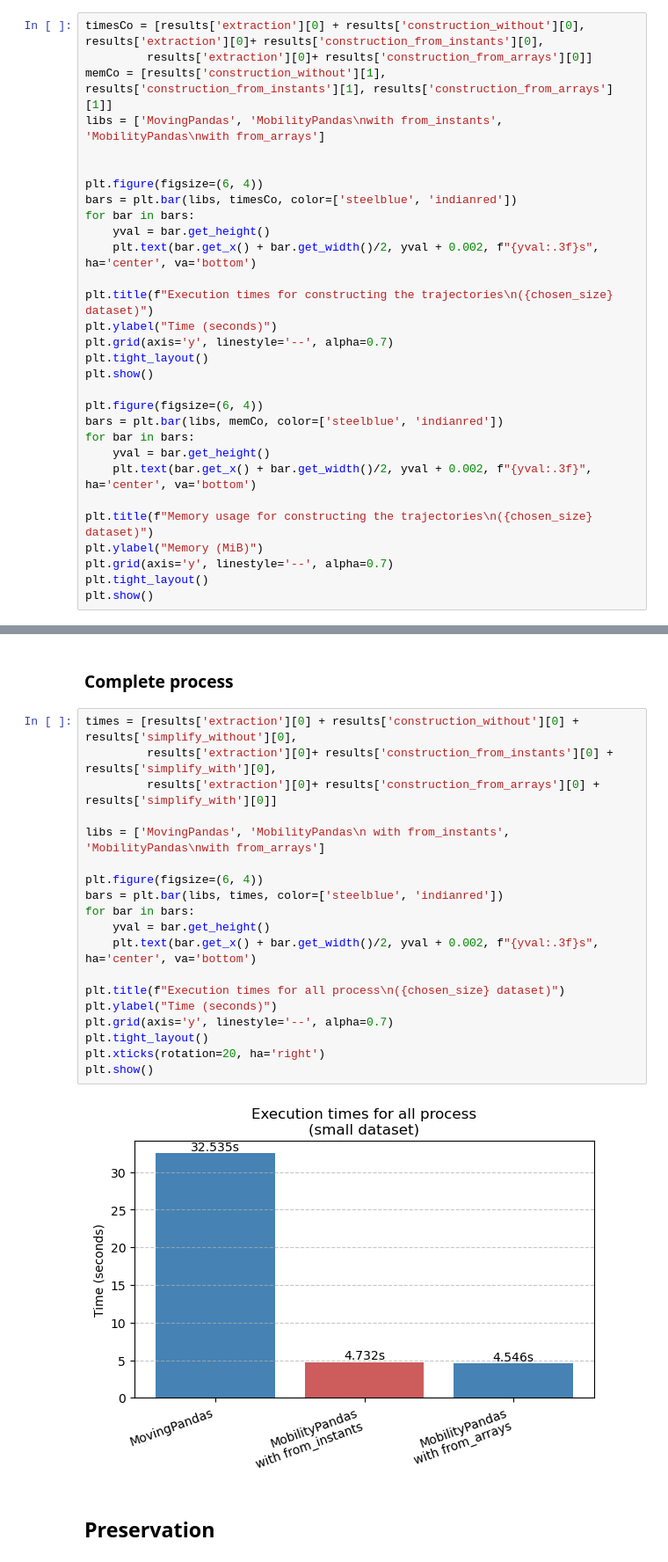
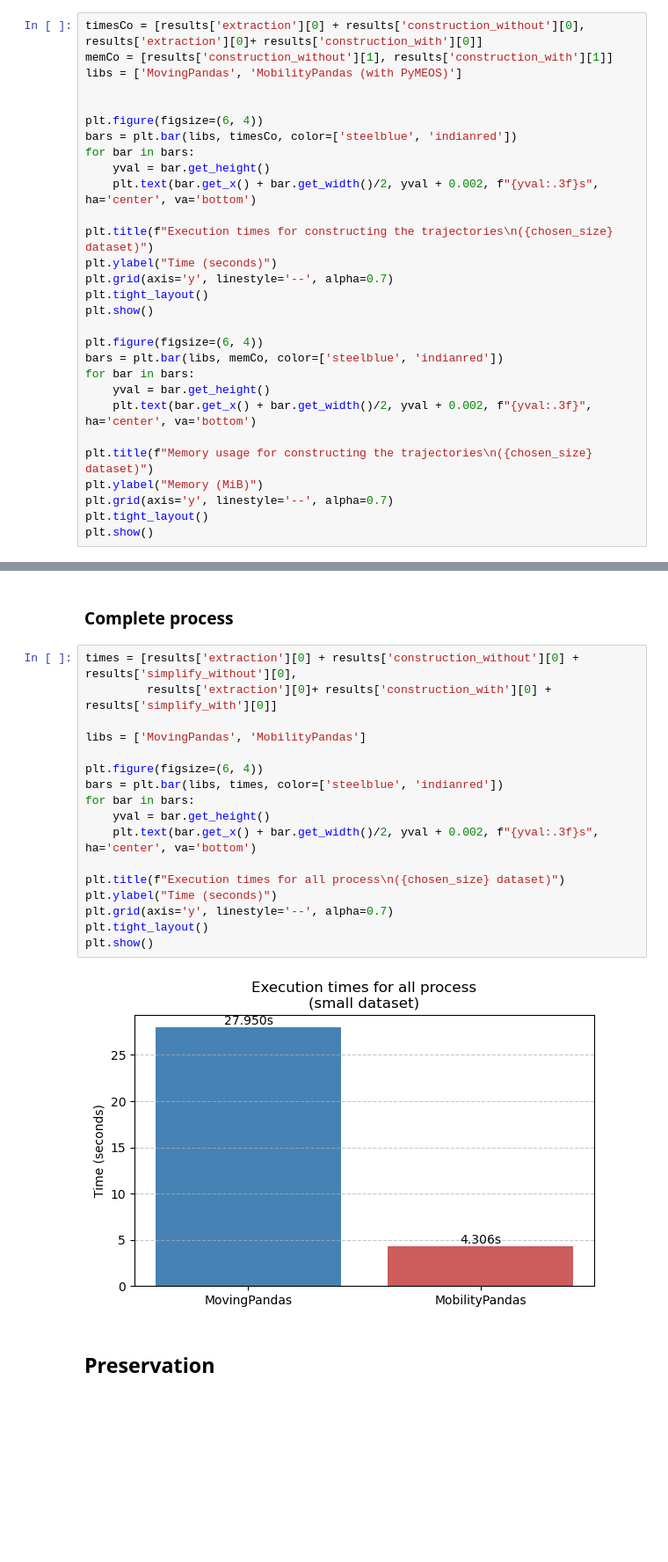
Before and after one commit to SophiedeVirieu/MobilityPandas, a Jupyter notebook: tutorials/benchmark/simplify_dp.ipynb, the cells around one changed output, grey strips where cells are left out. Shown at 88% size. Saved outputs shown, nothing was run; the diff lists cells and outputs as text; blank space fills up the shorter version.

```diff
--- a/tutorials/benchmark/simplify_dp.ipynb
+++ b/tutorials/benchmark/simplify_dp.ipynb
@@ -197,10 +198,9 @@ Percentage of points kept : (without pymeos, with pymeos)
 # %% [markdown]
 ### Construction of the trajectories
 # %%
-timesCo = [results['extraction'][0] + results['construction_without'][0], results['extraction'][0]+ results['construction_from_instants'][0],
-         results['extraction'][0]+ results['construction_from_arrays'][0]]
-memCo = [results['construction_without'][1], results['construction_from_instants'][1], results['construction_from_arrays'][1]]
-libs = ['MovingPandas', 'MobilityPandas\nwith from_instants', 'MobilityPandas\nwith from_arrays']
+timesCo = [results['extraction'][0] + results['construction_without'][0], results['extraction'][0]+ results['construction_with'][0]]
+memCo = [results['construction_without'][1], results['construction_with'][1]]
+libs = ['MovingPandas', 'MobilityPandas (with PyMEOS)']
 
 
 plt.figure(figsize=(6, 4))
@@ -266,24 +266,22 @@ plt.show()
 ### Complete process
 # %%
 times = [results['extraction'][0] + results['construction_without'][0] + results['simplify_without'][0],
-         results['extraction'][0]+ results['construction_from_instants'][0] + results['simplify_with'][0],
-         results['extraction'][0]+ results['construction_from_arrays'][0] + results['simplify_with'][0]]
+         results['extraction'][0]+ results['construction_with'][0] + results['simplify_with'][0]]
 
-libs = ['MovingPandas', 'MobilityPandas\n with from_instants', 'MobilityPandas\nwith from_arrays']
+libs = ['MovingPandas', 'MobilityPandas']
 
 plt.figure(figsize=(6, 4))
 bars = plt.bar(libs, times, color=['steelblue', 'indianred'])
 for bar in bars:
     yval = bar.get_height()
     plt.text(bar.get_x() + bar.get_width()/2, yval + 0.002, f"{yval:.3f}s", ha='center', va='bottom')
 
 plt.title(f"Execution times for all process\n({chosen_size} dataset)")
 plt.ylabel("Time (seconds)")
 plt.grid(axis='y', linestyle='--', alpha=0.7)
 plt.tight_layout()
-plt.xticks(rotation=20, ha='right')
 plt.show()
 # %% [output]
-[figure, old version]
+[figure, new version]
 # %% [markdown]
 ## Preservation
```
Also changed, not shown: parts of 14 cells of this notebook.
